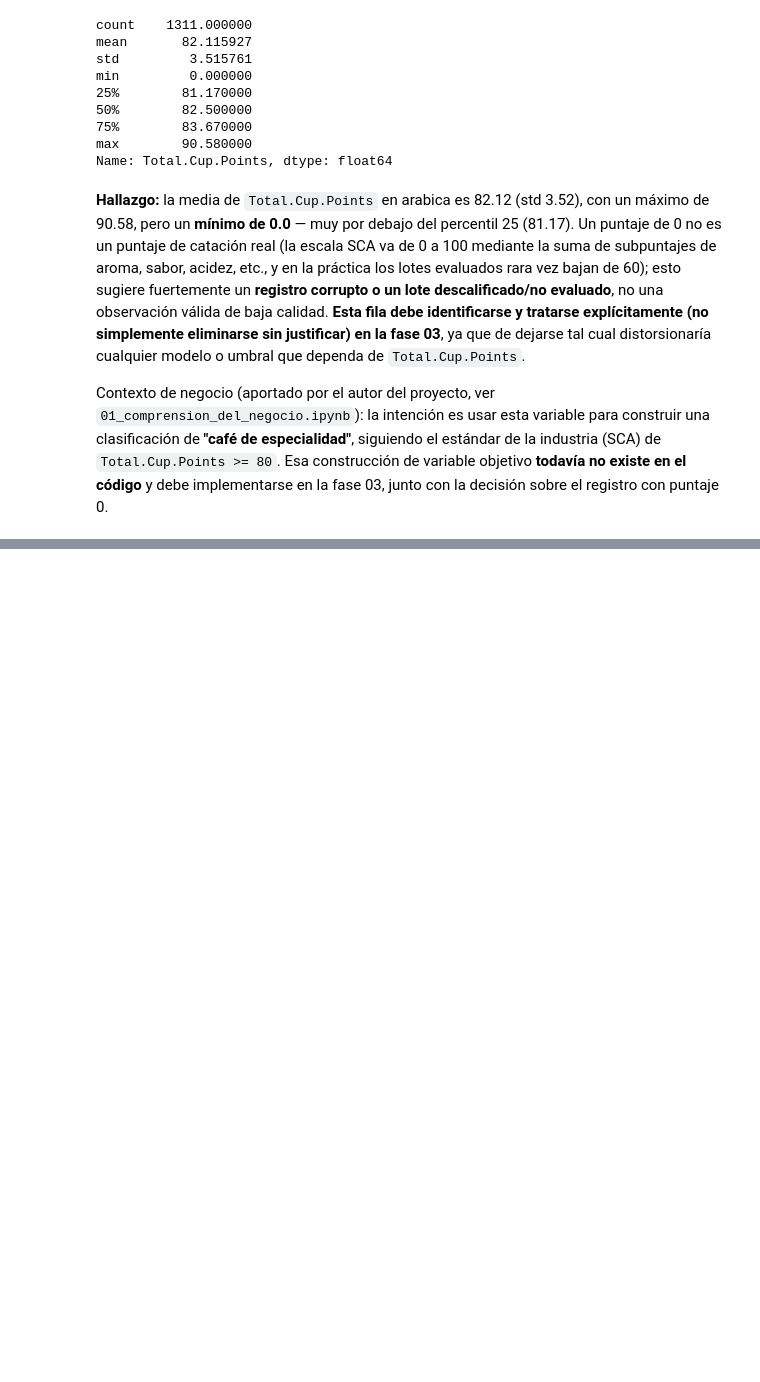
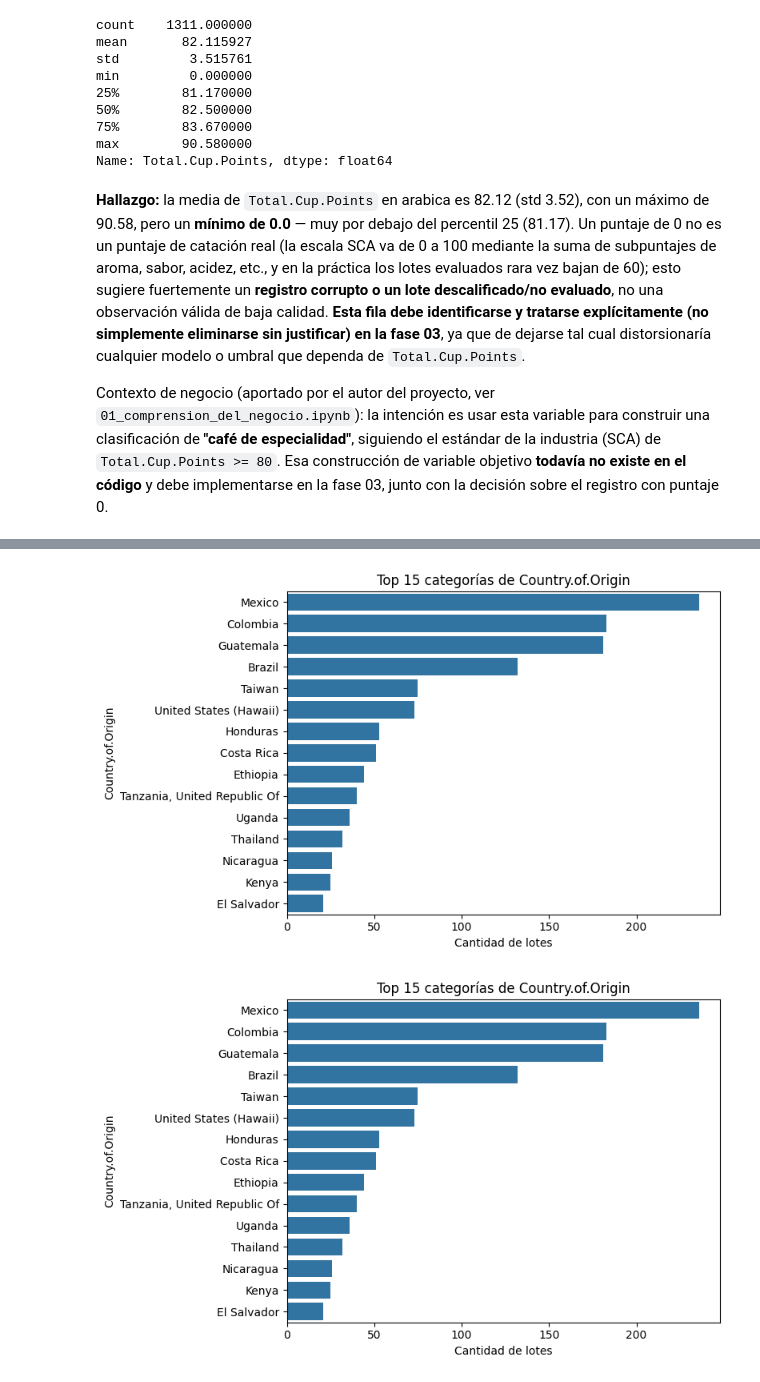
Before and after one commit to dany040518/specialty-coffee-classification, a Jupyter notebook: notebooks/02_comprension_de_los_datos.ipynb, the cells around one changed output, grey strips where cells are left out. Drawn from its saved outputs; the diff is of its cells as text; code cells hidden in the pictures; blank space fills up the shorter version.

```diff
--- a/notebooks/02_comprension_de_los_datos.ipynb
+++ b/notebooks/02_comprension_de_los_datos.ipynb
@@ -184,0 +208,5 @@ Las funciones de graficado reutilizables deben implementarse en `src/visualizati
+# %%
+plot_categorical_counts(df_combined_raw, "Country.of.Origin", config, "top_paises_origen.png")
+# %% [output]
+[figure, added]
+[figure, added]
```
Also changed, not shown: parts of 8 cells of this notebook, 30 other files.
